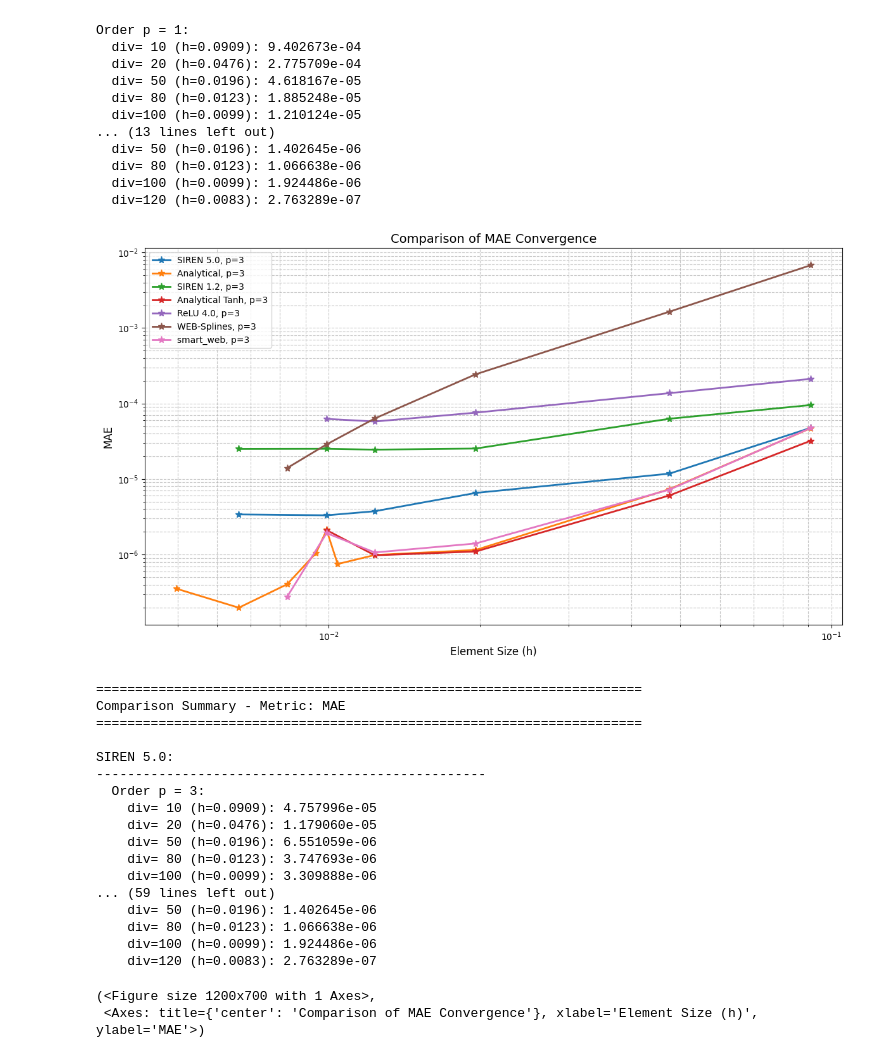
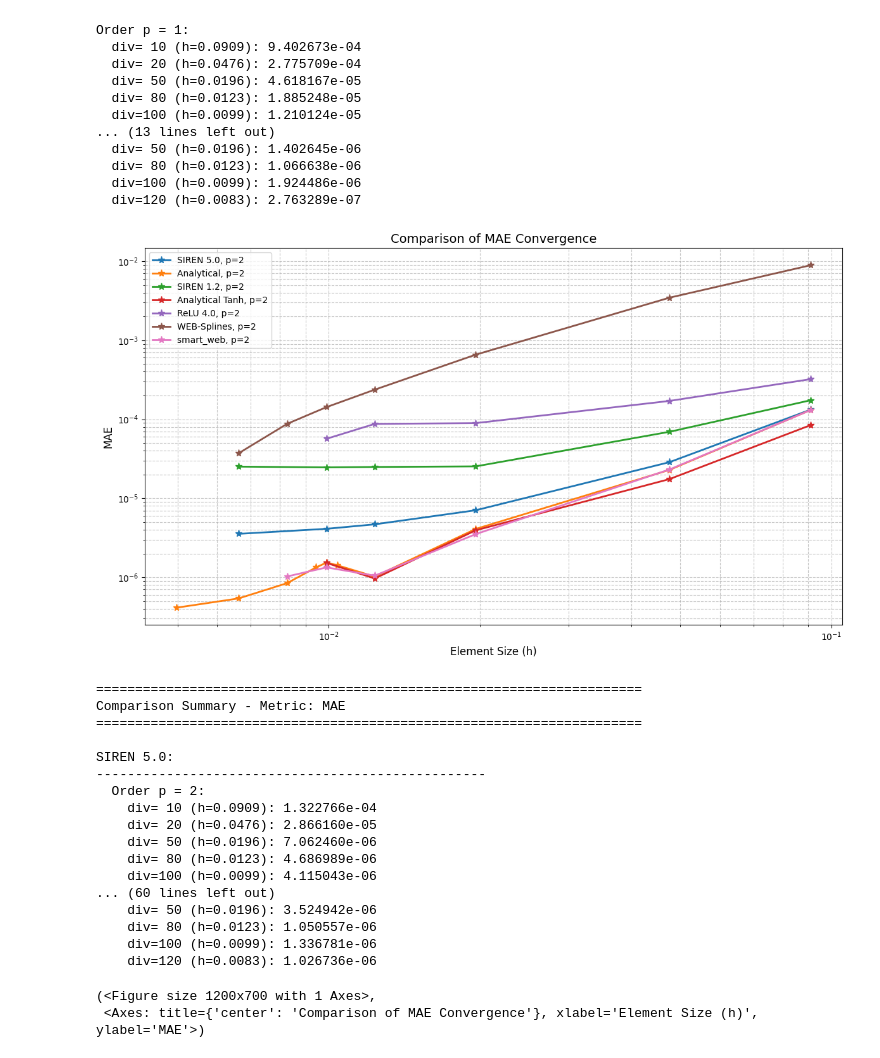
Before and after one commit to csgellert/NeuralIGA, a Jupyter notebook: Neural Analysis/visualize_results_circle.ipynb, the cells around one changed output. Saved outputs shown, nothing was run; the diff lists cells and outputs as text; code cells hidden in the pictures.

Commit message:
visualisation and result update

```diff
--- a/Neural Analysis/visualize_results_circle.ipynb
+++ b/Neural Analysis/visualize_results_circle.ipynb
@@ -160,42 +160,42 @@ Order p = 1:
 # %%
 # Compare multiple simulation files
 filepaths = [
     "simulation_results\\sim_res_O_SIREN_5_0.json",
     "simulation_results\\sim_res_O_analytic.json",
     "simulation_results\\sim_res_O_SIREN_1_2.json",
     "simulation_results\\simulation_results_AnalyticalDistanceCircleTanh_20260113_225601.json",
     "simulation_results\\simulation_results_ReLU_circle_4_0_20260114_175340.json",
-    "simulation_results\\simulation_results_AnalyticalDistanceCircleWEB_20260125_170634.json",
+    "simulation_results\\sim_res_O_analytic_WEB.json",
     "simulation_results\\simulation_results_AnalyticalDistanceCircle_smart_WEB_20260125_201645.json"
 
 ]
 
 # Show orders 1 and 2 for all files
 eva.compare_simulations(
     filepaths=filepaths,
-    orders_to_show=[3],
+    orders_to_show=[2],
     metric='MAE',
     log_scale=True,
     labels=['SIREN 5.0', 'Analytical', 'SIREN 1.2', 'Analytical Tanh', 'ReLU 4.0', 'WEB-Splines', 'smart_web']  # Optional custom labels
 )
 # %% [output]
-[figure, old version]
+[figure, new version]
 ======================================================================
 Comparison Summary - Metric: MAE
 ======================================================================
 
 SIREN 5.0:
 --------------------------------------------------
-  Order p = 3:
-    div= 10 (h=0.0909): 4.757996e-05
-    div= 20 (h=0.0476): 1.179060e-05
-    div= 50 (h=0.0196): 6.551059e-06
-    div= 80 (h=0.0123): 3.747693e-06
-    div=100 (h=0.0099): 3.309888e-06
-... (59 lines left out)
-    div= 50 (h=0.0196): 1.402645e-06
-    div= 80 (h=0.0123): 1.066638e-06
-    div=100 (h=0.0099): 1.924486e-06
-    div=120 (h=0.0083): 2.763289e-07
+  Order p = 2:
+    div= 10 (h=0.0909): 1.322766e-04
+    div= 20 (h=0.0476): 2.866160e-05
+    div= 50 (h=0.0196): 7.062460e-06
+    div= 80 (h=0.0123): 4.686989e-06
+    div=100 (h=0.0099): 4.115043e-06
+... (60 lines left out)
+    div= 50 (h=0.0196): 3.524942e-06
+    div= 80 (h=0.0123): 1.050557e-06
+    div=100 (h=0.0099): 1.336781e-06
+    div=120 (h=0.0083): 1.026736e-06
 (<Figure size 1200x700 with 1 Axes>,
  <Axes: title={'center': 'Comparison of MAE Convergence'}, xlabel='Element Size (h)', ylabel='MAE'>)
```
Also changed, not shown: 6 other files.
